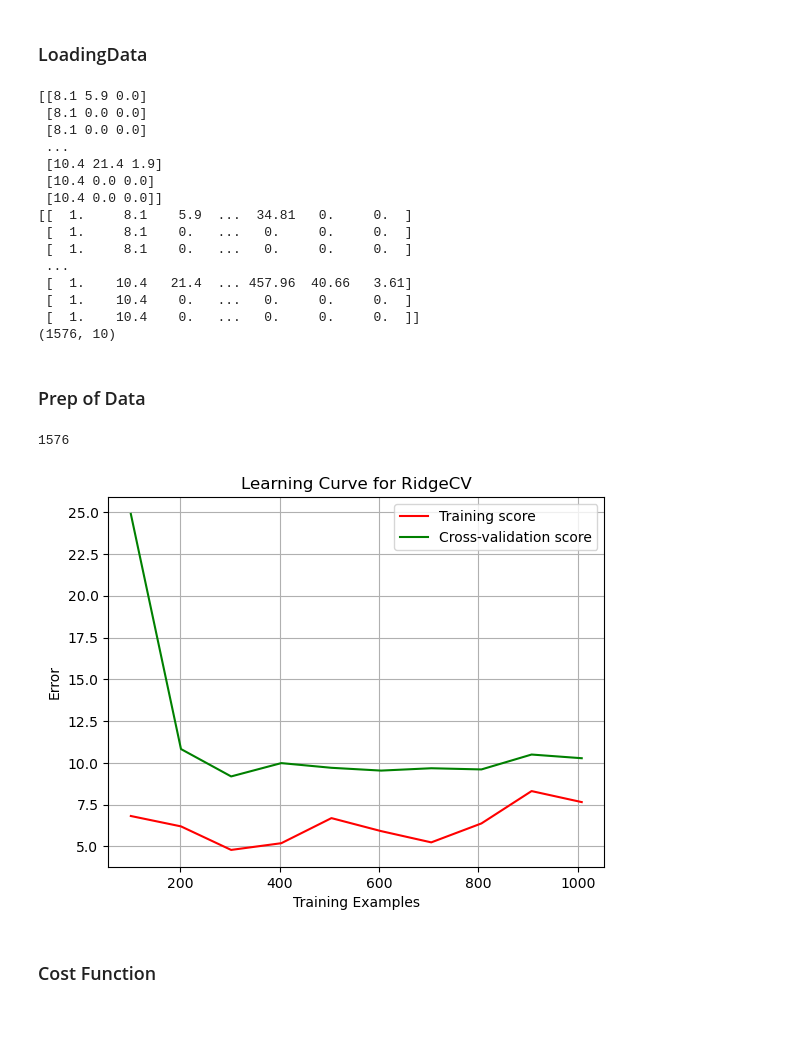
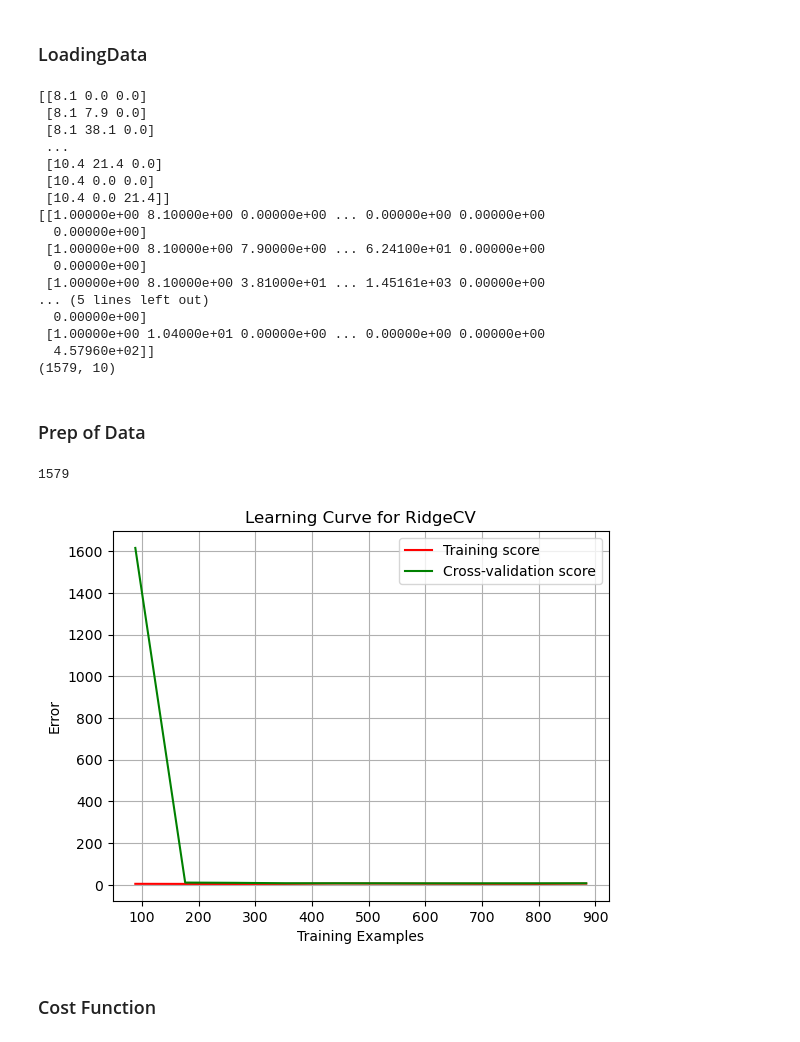
Before and after one commit to Barb02/TAA_ForecastingRiverDischarge, a Jupyter notebook: withoutRDPolinomial.ipynb, the cells around one changed output. Cells and saved outputs as stored; diff of their text form; code cells hidden in the pictures.

```diff
--- a/withoutRDPolinomial.ipynb
+++ b/withoutRDPolinomial.ipynb
@@ -15,7 +17,7 @@ from sklearn.metrics import mean_squared_error,r2_score
 ### LoadingData
 # %%
 data=pd.read_csv("RD_data/RD_AntuaR_pg.csv").values
-diasBefore = 5
+diasBefore = 2
 Xbefore = data[:,2:4]
 second_colum = Xbefore[:,1]
 second_colum = np.roll(second_colum,diasBefore)
@@ -23,9 +25,8 @@ new_column = np.expand_dims(second_colum, axis=1)
 Xbefore = np.hstack((Xbefore, new_column))
 X = Xbefore[diasBefore:,:]
 print(X)
-RD = data[:,1]
+
 y = data[diasBefore:,1]
-dias = data[:,0]
 
 poly = preprocessing.PolynomialFeatures(degree=2)
 X = poly.fit_transform(X)
@@ -34,69 +35,84 @@ temp = data[:,2]
 prec = data[:,3]
 print(X.shape)
 # %% [output]
-[[8.1 5.9 0.0]
- [8.1 0.0 0.0]
- [8.1 0.0 0.0]
+[[8.1 0.0 0.0]
+ [8.1 7.9 0.0]
+ [8.1 38.1 0.0]
  ...
- [10.4 21.4 1.9]
+ [10.4 21.4 0.0]
  [10.4 0.0 0.0]
- [10.4 0.0 0.0]]
-[[  1.     8.1    5.9  ...  34.81   0.     0.  ]
- [  1.     8.1    0.   ...   0.     0.     0.  ]
- [  1.     8.1    0.   ...   0.     0.     0.  ]
- ...
- [  1.    10.4   21.4  ... 457.96  40.66   3.61]
- [  1.    10.4    0.   ...   0.     0.     0.  ]
- [  1.    10.4    0.   ...   0.     0.     0.  ]]
-(1576, 10)
+ [10.4 0.0 21.4]]
+[[1.00000e+00 8.10000e+00 0.00000e+00 ... 0.00000e+00 0.00000e+00
+  0.00000e+00]
+ [1.00000e+00 8.10000e+00 7.90000e+00 ... 6.24100e+01 0.00000e+00
+  0.00000e+00]
+ [1.00000e+00 8.10000e+00 3.81000e+01 ... 1.45161e+03 0.00000e+00
+... (5 lines left out)
+  0.00000e+00]
+ [1.00000e+00 1.04000e+01 0.00000e+00 ... 0.00000e+00 0.00000e+00
+  4.57960e+02]]
+(1579, 10)
 # %% [markdown]
 ### Prep of Data
+# %%
+def apply_boxcox(y, lambda_val=0):
+    y_float64 = np.array(y, dtype=np.float64)
+    if lambda_val == 0:
+        res = boxcox(y_float64)
+    else:
+        res = boxcox(y_float64, lambda_val)
+    y = res[0]
+    lambda_val = res[1]
+    return y, lambda_val
 # %%
-scaler = preprocessing.StandardScaler().fit(X)
+scaler = preprocessing.StandardScaler()
 
-X_normalized = scaler.transform(X)
-cut = int(len(y)*0.8)
+cut = int(len(y)*0.7)
 print(len(y))
-X_trainN = X_normalized[:cut,:]
+
+X_trainN = X[:cut,:]
+X_train_scaled = scaler.fit_transform(X_trainN)
 y_train = y[:cut]
-# X_validationN = X_normalized[949:1265,:]
-# y_validation = y[949:1265]
-X_testN = X_normalized[cut:,:]
+y_train_boxcox, lambda_val = apply_boxcox(y_train)
+
+X_testN = X[cut:,:]
+X_test_scaled = scaler.transform(X_testN)
 y_test = y[cut:]
+y_test_boxcox, _ = apply_boxcox(y_test, lambda_val)
 
 # Define a range of alpha values to test
 alphas = [0.01,0.1,1]
 
 
 ridge_cv = linear_model.RidgeCV(alphas=alphas)
 
 # Create learning curve
 train_sizes, train_errors, valid_errors = learning_curve(
     ridge_cv, X_trainN, y_train, train_sizes=np.linspace(0.1, 1.0, 10),scoring=lambda estimator, X, y: mean_squared_error(y, estimator.predict(X)))
 
 # Calculate mean and standard deviation of training and validation errors
 train_errors_mean = np.mean(train_errors, axis=1)
 train_errors_std = np.std(train_errors, axis=1)
 valid_errors_mean = np.mean(valid_errors, axis=1)
 valid_errors_std = np.std(valid_errors, axis=1)
 
 # Plot learning curve
 plt.figure()
 plt.title("Learning Curve for RidgeCV")
 plt.xlabel("Training Examples")
 plt.ylabel("Error")
 
 plt.grid()
 
 plt.plot(train_sizes, train_errors_mean, '-', color="r",
          label="Training score")
 plt.plot(train_sizes, valid_errors_mean, '-', color="g",
          label="Cross-validation score")
 
 plt.legend(loc="best")
 plt.show()
 # %% [output]
-1576
+1579
-[figure, old version]
+[figure, new version]
 # %% [markdown]
 ### Cost Function
```
Also changed, not shown: parts of 3 cells of this notebook, 2 other files.
